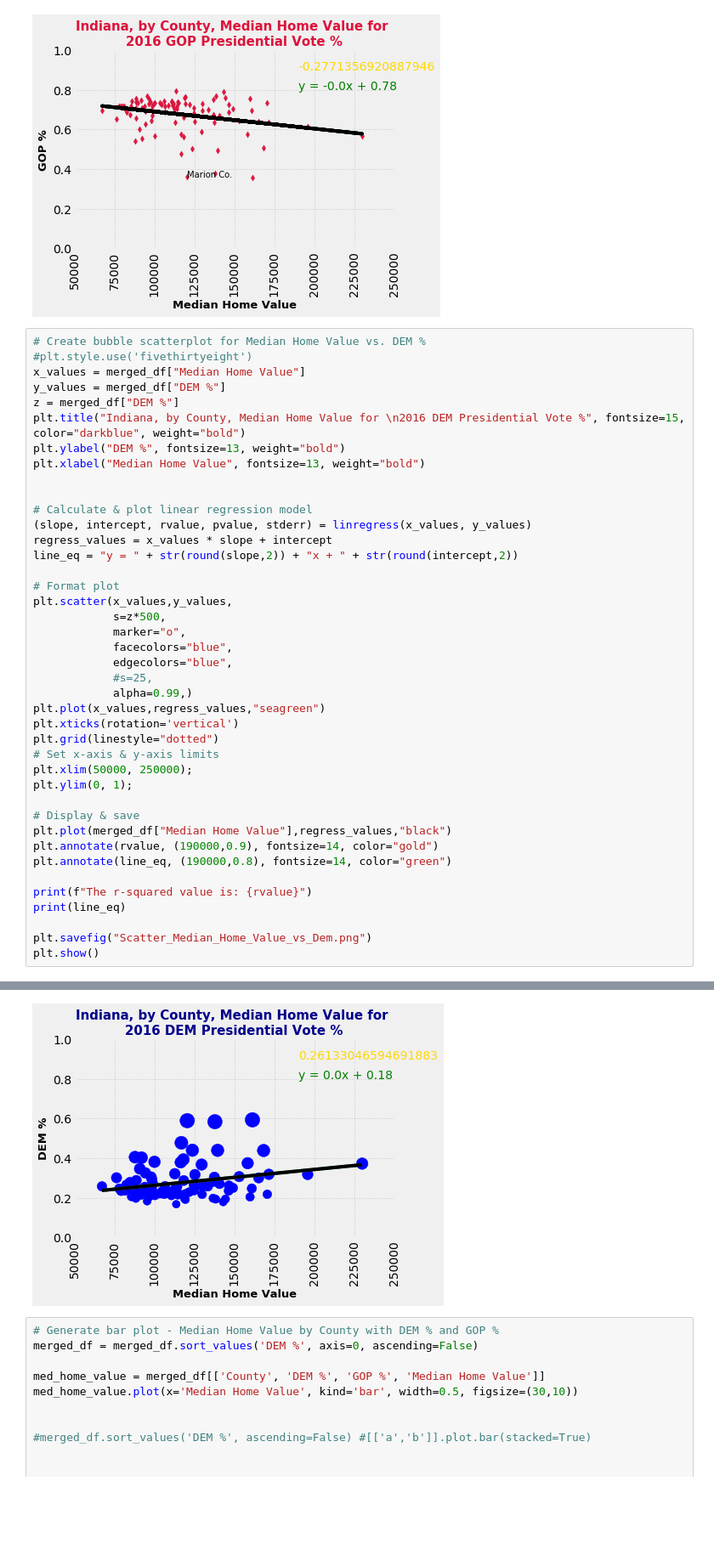
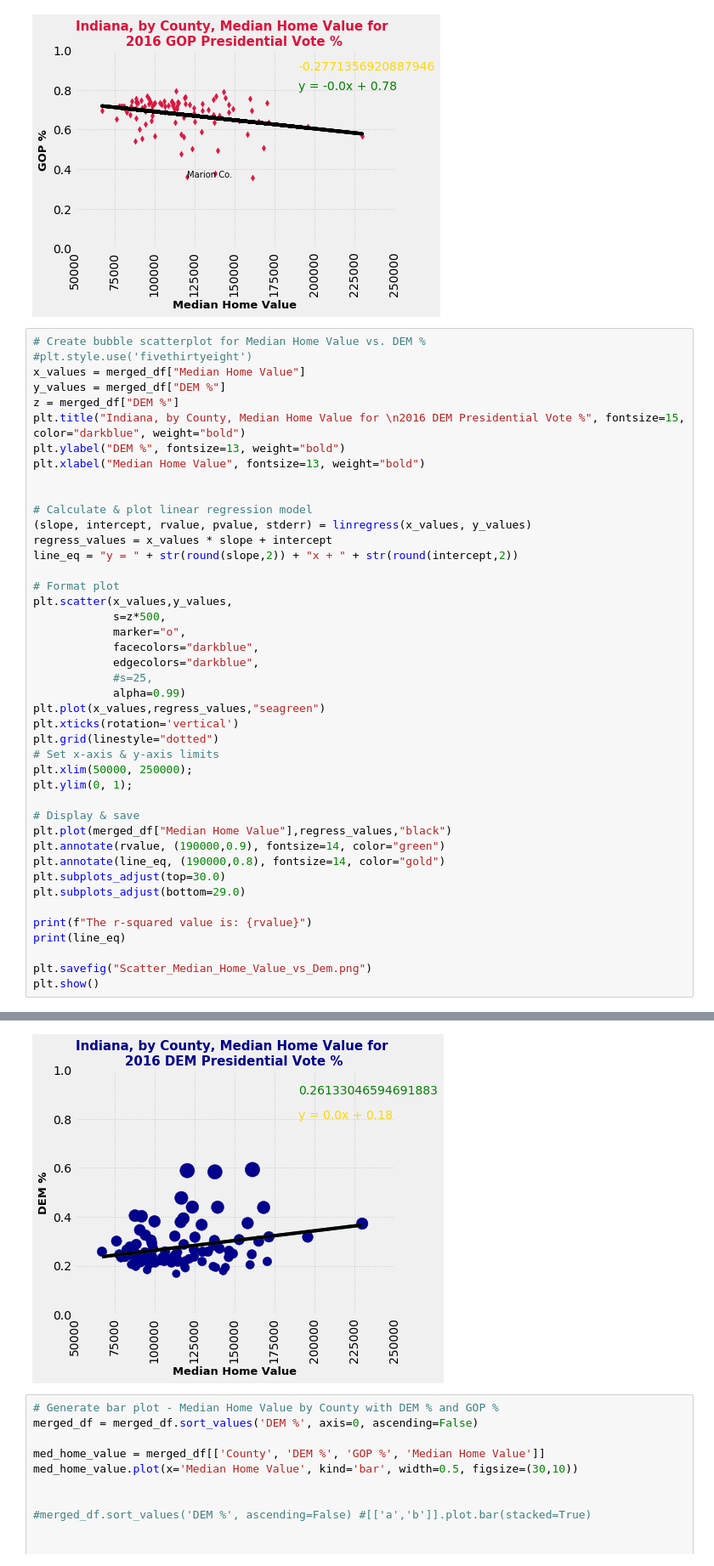
Before and after one commit to Davis1776/2016_Election_and_Demographics, a Jupyter notebook: homevalue_plot3.ipynb, the cells around one changed output, grey strips where cells are left out. Shown at 85% size. Saved outputs shown, nothing was run; the diff lists cells and outputs as text; blank space fills up the shorter version.

```diff
--- a/homevalue_plot3.ipynb
+++ b/homevalue_plot3.ipynb
@@ -145,39 +145,41 @@ plt.xlabel("Median Home Value", fontsize=13, weight="bold")
 
 
 # Calculate & plot linear regression model
 (slope, intercept, rvalue, pvalue, stderr) = linregress(x_values, y_values)
 regress_values = x_values * slope + intercept
 line_eq = "y = " + str(round(slope,2)) + "x + " + str(round(intercept,2))
 
 # Format plot
 plt.scatter(x_values,y_values,
             s=z*500,
             marker="o",
-            facecolors="blue",
-            edgecolors="blue",
+            facecolors="darkblue",
+            edgecolors="darkblue",
             #s=25,
-            alpha=0.99,)
+            alpha=0.99)
 plt.plot(x_values,regress_values,"seagreen")
 plt.xticks(rotation='vertical')
 plt.grid(linestyle="dotted")
 # Set x-axis & y-axis limits
 plt.xlim(50000, 250000);
 plt.ylim(0, 1);
 
 # Display & save
 plt.plot(merged_df["Median Home Value"],regress_values,"black")
-plt.annotate(rvalue, (190000,0.9), fontsize=14, color="gold")
-plt.annotate(line_eq, (190000,0.8), fontsize=14, color="green")
+plt.annotate(rvalue, (190000,0.9), fontsize=14, color="green")
+plt.annotate(line_eq, (190000,0.8), fontsize=14, color="gold")
+plt.subplots_adjust(top=30.0)
+plt.subplots_adjust(bottom=29.0)
 
 print(f"The r-squared value is: {rvalue}")
 print(line_eq)
 
 plt.savefig("Scatter_Median_Home_Value_vs_Dem.png")
 plt.show()
 # %% [output]
 The r-squared value is: 0.26133046594691883
 y = 0.0x + 0.18
-[figure, old version]
+[figure, new version]
 # %%
 # Generate bar plot - Median Home Value by County with DEM % and GOP %
 merged_df = merged_df.sort_values('DEM %', axis=0, ascending=False)
```
Also changed, not shown: parts of 4 cells of this notebook.
